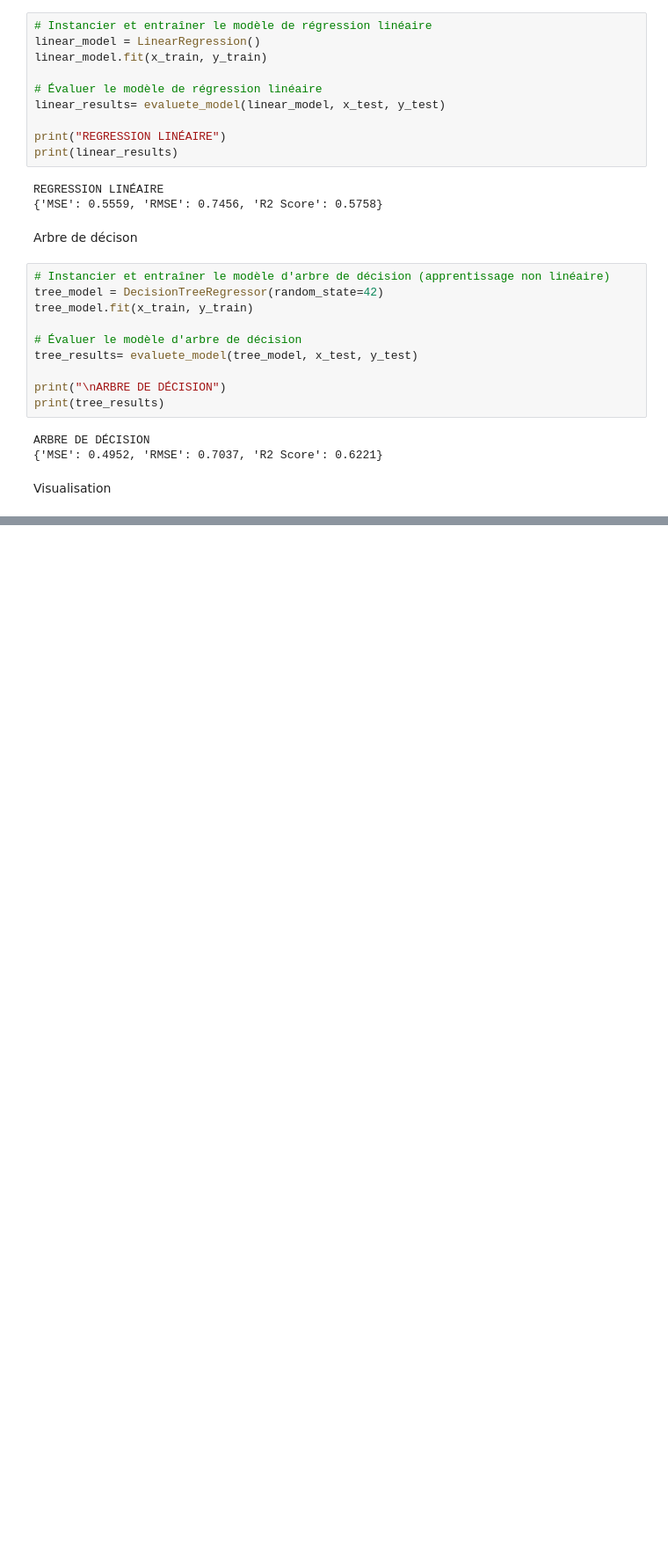
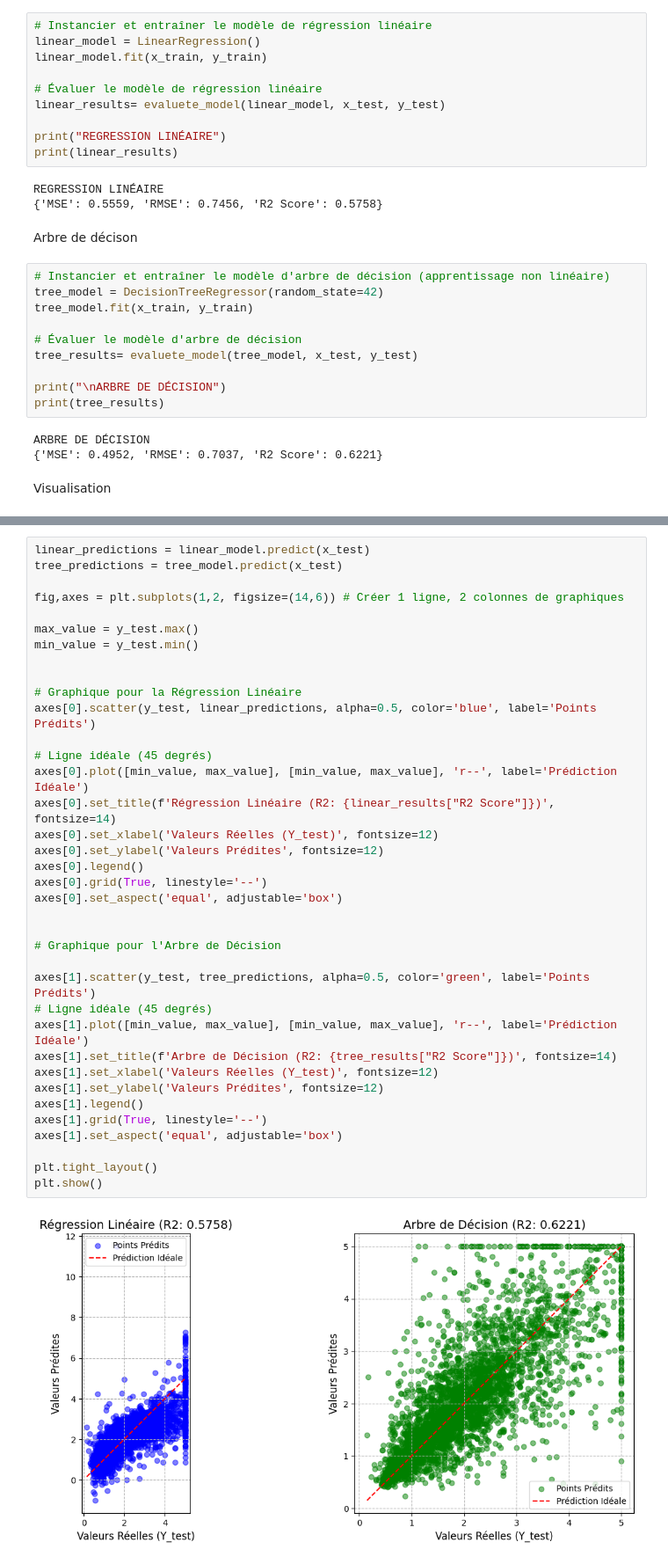
Before and after one commit to Lauriane4/ML-Portfolio-Fundamentals, a Jupyter notebook: Jupyter_Notebooks/regression_comparison.ipynb, the cells around one changed output, grey strips where cells are left out. Shown: that part at 88% size. Drawn from its saved outputs; the diff is of its cells as text; blank space fills up the shorter version.

```diff
--- a/Jupyter_Notebooks/regression_comparison.ipynb
+++ b/Jupyter_Notebooks/regression_comparison.ipynb
@@ -136,0 +154,39 @@ Decision Tree      0.4952  0.7037    0.6221
+# %%
+linear_predictions = linear_model.predict(x_test)
+tree_predictions = tree_model.predict(x_test)
+
+fig,axes = plt.subplots(1,2, figsize=(14,6)) # Créer 1 ligne, 2 colonnes de graphiques
+
+max_value = y_test.max()
+min_value = y_test.min()
+
+
+# Graphique pour la Régression Linéaire
+axes[0].scatter(y_test, linear_predictions, alpha=0.5, color='blue', label='Points Prédits')
+
+# Ligne idéale (45 degrés)
+axes[0].plot([min_value, max_value], [min_value, max_value], 'r--', label='Prédiction Idéale')
+axes[0].set_title(f'Régression Linéaire (R2: {linear_results["R2 Score"]})', fontsize=14)
+axes[0].set_xlabel('Valeurs Réelles (Y_test)', fontsize=12)
+axes[0].set_ylabel('Valeurs Prédites', fontsize=12)
+axes[0].legend()
+axes[0].grid(True, linestyle='--')
+axes[0].set_aspect('equal', adjustable='box')
+
+
+# Graphique pour l'Arbre de Décision
+
+axes[1].scatter(y_test, tree_predictions, alpha=0.5, color='green', label='Points Prédits')
+# Ligne idéale (45 degrés)
+axes[1].plot([min_value, max_value], [min_value, max_value], 'r--', label='Prédiction Idéale')
+axes[1].set_title(f'Arbre de Décision (R2: {tree_results["R2 Score"]})', fontsize=14)
+axes[1].set_xlabel('Valeurs Réelles (Y_test)', fontsize=12)
+axes[1].set_ylabel('Valeurs Prédites', fontsize=12)
+axes[1].legend()
+axes[1].grid(True, linestyle='--')
+axes[1].set_aspect('equal', adjustable='box')
+
+plt.tight_layout()
+plt.show()
+# %% [output]
+[figure, added]
```
Also changed, not shown: parts of 5 cells of this notebook.
